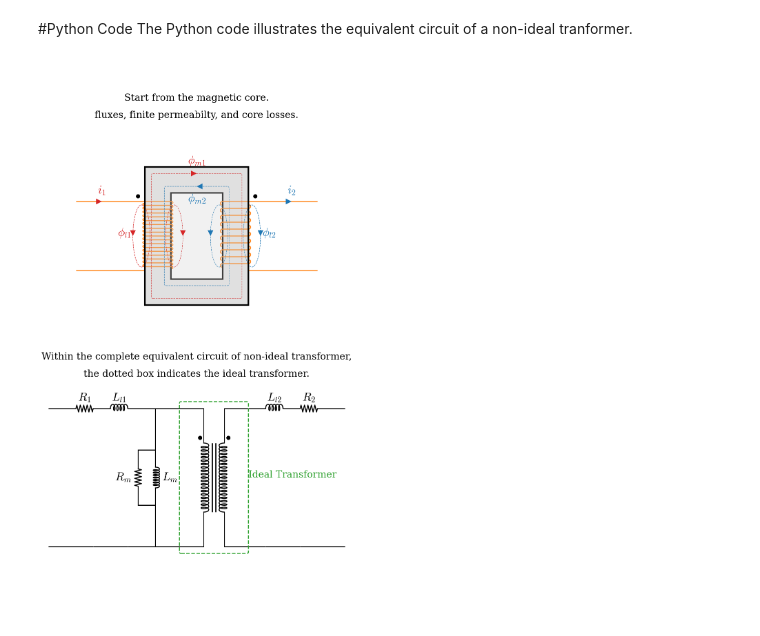
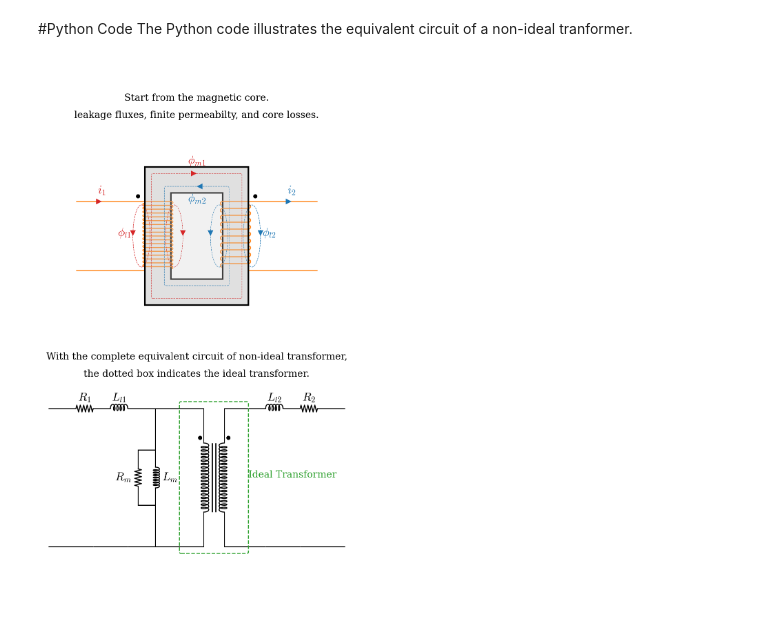
Before and after one commit to bingsen-wang/EE-Fundamentals, a Jupyter notebook: MagneticCircuit_NonIdealTransformer.ipynb, the cells around one changed output. Saved outputs shown, nothing was run; the diff lists cells and outputs as text; code cells hidden in the pictures.

```diff
--- a/MagneticCircuit_NonIdealTransformer.ipynb
+++ b/MagneticCircuit_NonIdealTransformer.ipynb
@@ -297,8 +297,8 @@ def drawCircuitAnim(ax,step,lw):
       ax.text(x1-3.75,y1+2.15,"$R_1$",size=24,ha='center',va='bottom')
       ax.add_patch(pp(Path([(x1-4,y1+2),(x1-4.8,y1+2)],codes), ec='k',lw=lw))
       ax.add_patch(pp(Path([(x1-3.5, y1-2),(x1-4.8,y1-2)],codes), ec='k',lw=lw))
-      txt11.set_text('In non-ideal transformer, each winding has non-zero resistance.')
-      txt12.set_text('')
+      txt11.set_text('In non-ideal transformer, each winding has resistance.')
+      txt12.set_text('The winding loss is also known as copper loss.')
       txt21.set_text('The primary winding resistance is modeled by $R_1$.')
 
     case 15: #secondary winding resistance in equivalent circuit
@@ -332,46 +332,42 @@ def drawCircuitAnim(ax,step,lw):
       txt22.set_text('')
 
     case 18:
-      txt11.set_text('In summary, a non-ideal tranformer has wining losses, leakage')
-      txt12.set_text('fluxes, finite permeabilty, and core losses.')
+      txt11.set_text('In summary, a non-ideal tranformer has winding losses,')
+      txt12.set_text('leakage fluxes, finite permeabilty, and core losses.')
       txt21.set_text('')
 
     case 19:
       ax.add_patch(mp.FancyBboxPatch((x1-1,y1-2.2), 2, 4.4, ls='--', lw=lw,
         boxstyle='Round, pad=0, rounding_size=0.05', ec='tab:green',fc='none'))
-      txt11.set_text('In summary, a non-ideal tranformer has wining losses, leakage')
-      txt12.set_text('fluxes, finite permeabilty, and core losses.')
-      txt21.set_text('Within the complete equivalent circuit of non-ideal transformer,')
+      txt21.set_text('With the complete equivalent circuit of non-ideal transformer,')
       txt22.set_text('the dotted box indicates the ideal transformer.')
       ax.text(x1+1,y1,'Ideal Transformer',size=20,ha='left',color='tab:green')
-
   return
 
 #parameters
 Nf = 20
 #set up figures
 fig = plt.figure(figsize=(9,16)) #landscape aspect ratio for desktop
-# clst=['tab:red','tab:blue','tab:orange'] #list of colors
 
 ax=fig.add_axes((0,0,1,1),xlim=(0,9), ylim=(0,16),fc='none')
 ax.axis('off')
 fig.tight_layout()
 txt11 = ax.text(4.5,15,"",size=20,ha='center',va='center')
 txt12 = ax.text(4.5,14.5,"",size=20,ha='center',va='center')
 txt13 = ax.text(4.5,14,"",size=20,ha='center',va='center')
 txt21 = ax.text(4.5,7.5,"",size=20,ha='center',va='center')
 txt22 = ax.text(4.5,7,"",size=20,ha='center',va='center')
 
 # animation function. This is called sequentially
 def animate(frame):
   # i=16
   drawCircuitAnim(ax,frame,2)
   return
 
 # for k in range(20):
 #   drawCircuitAnim(ax,k,2)
 anim = animation.FuncAnimation(fig, animate, frames=Nf, interval=50)
 writervideo = animation.FFMpegWriter(fps=0.5)
-anim.save('MagneticCircuit_IdealTransformer_RLC.mp4', writer=writervideo,dpi = 120)
+anim.save('MagneticCircuit_NonIdealTransformer.mp4', writer=writervideo,dpi = 120)
 # %% [output]
-[figure, old version]
+[figure, new version]
```
